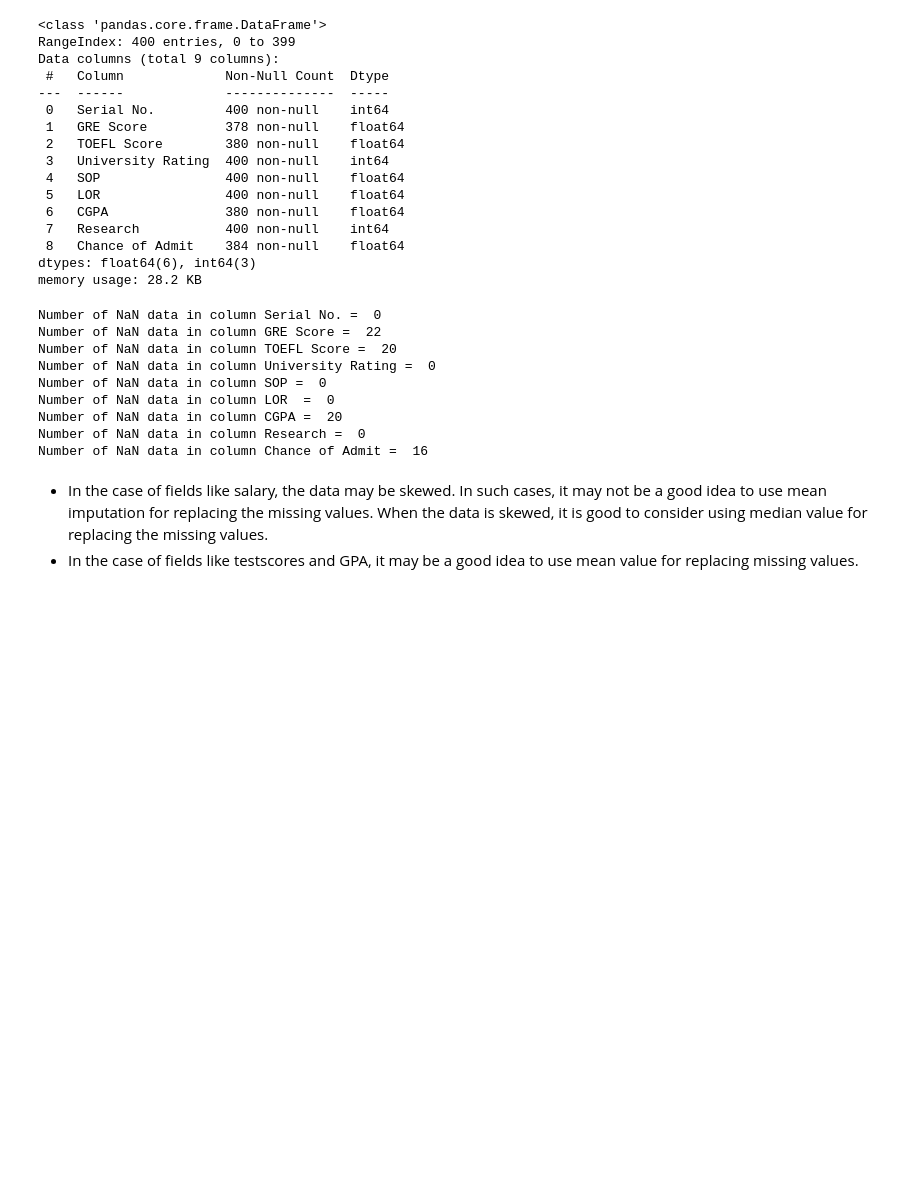
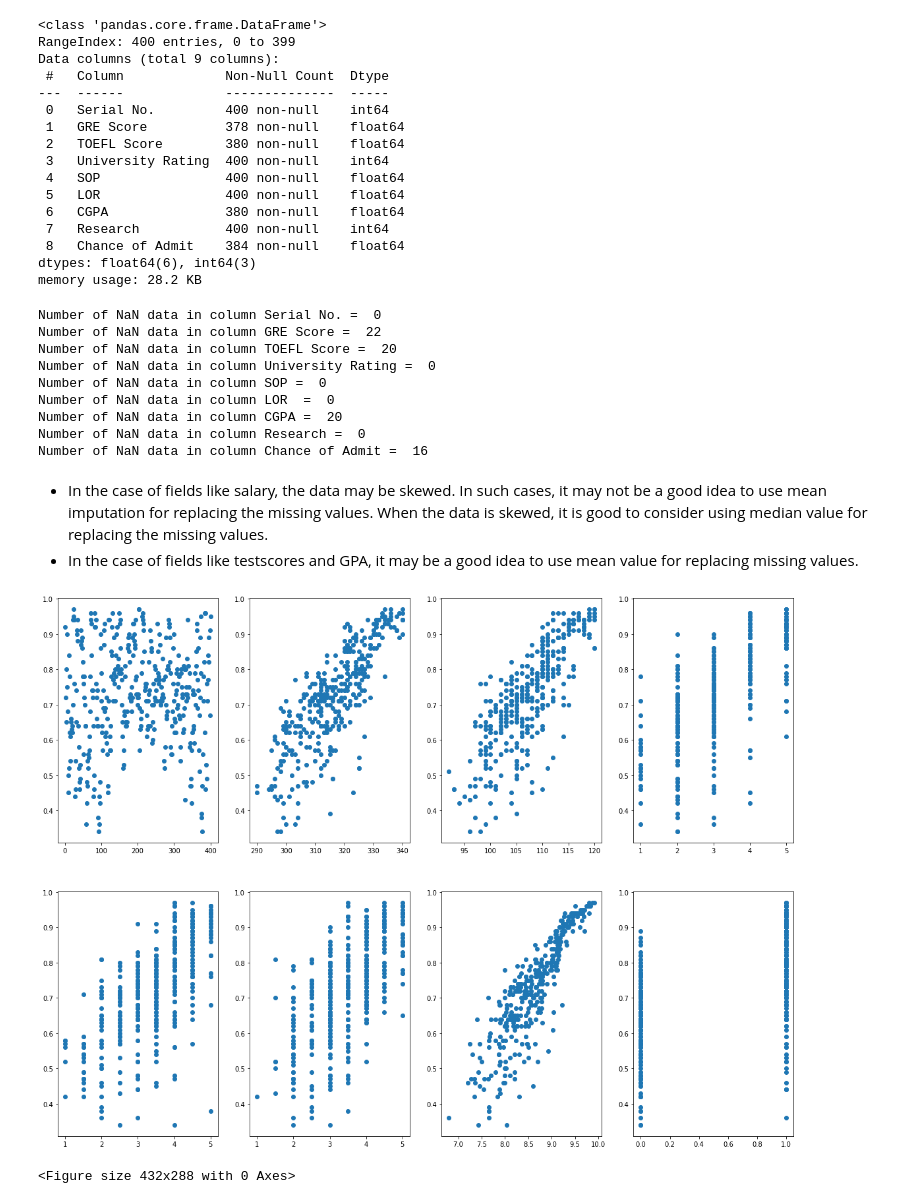
Before and after one commit to ouldouzN/task2_edit1, a Jupyter notebook: task2.ipynb, the cells around one changed output. Drawn from its saved outputs; the diff is of its cells as text; code cells hidden in the pictures; blank space fills up the shorter version.

```diff
--- a/task2.ipynb
+++ b/task2.ipynb
@@ -62,3 +62,18 @@ for column in columns:
 # %% [markdown]
 * In the case of fields like salary, the data may be skewed. In such cases, it may not be a good idea to use mean imputation for replacing the missing values. When the data is skewed, it is good to consider using median value for replacing the missing values.
 * In the case of fields like testscores and GPA, it may be a good idea to use mean value for replacing missing values.
+# %%
+fig,axs=plt.subplots(2,4, figsize=(20,15))
+plt.figure()
+axs[0,0].scatter(data['Serial No.'],data['Chance of Admit'])
+axs[0,1].scatter(data['GRE Score'],data['Chance of Admit'])
+axs[0,2].scatter(data['TOEFL Score'],data['Chance of Admit'])
+axs[0,3].scatter(data['University Rating'],data['Chance of Admit'])
+axs[1,0].scatter(data['SOP'],data['Chance of Admit'])
+axs[1,1].scatter(data['LOR '],data['Chance of Admit'])
+axs[1,2].scatter(data['CGPA'],data['Chance of Admit'])
+axs[1,3].scatter(data['Research'],data['Chance of Admit'])
+plt.show()
+# %% [output]
+[figure, added]
+<Figure size 432x288 with 0 Axes>
```
